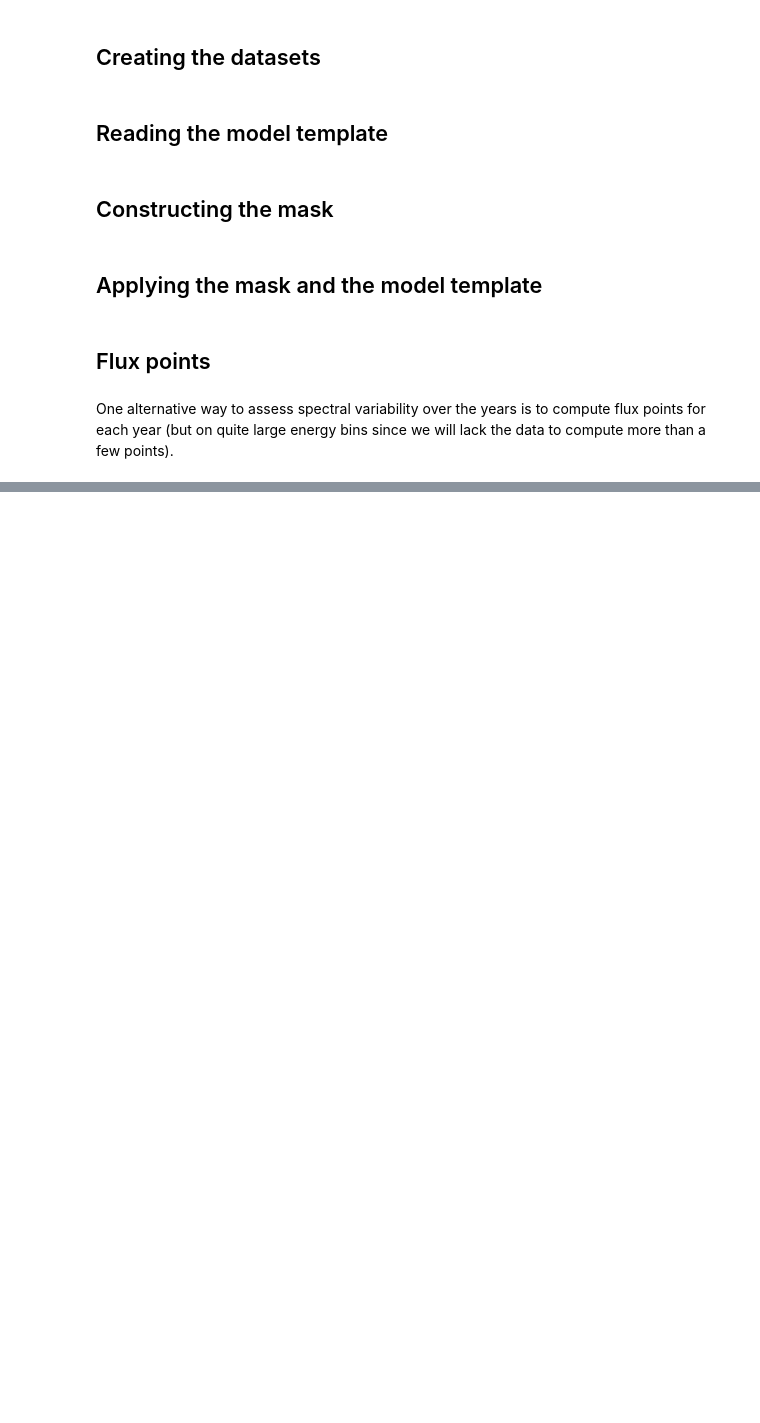
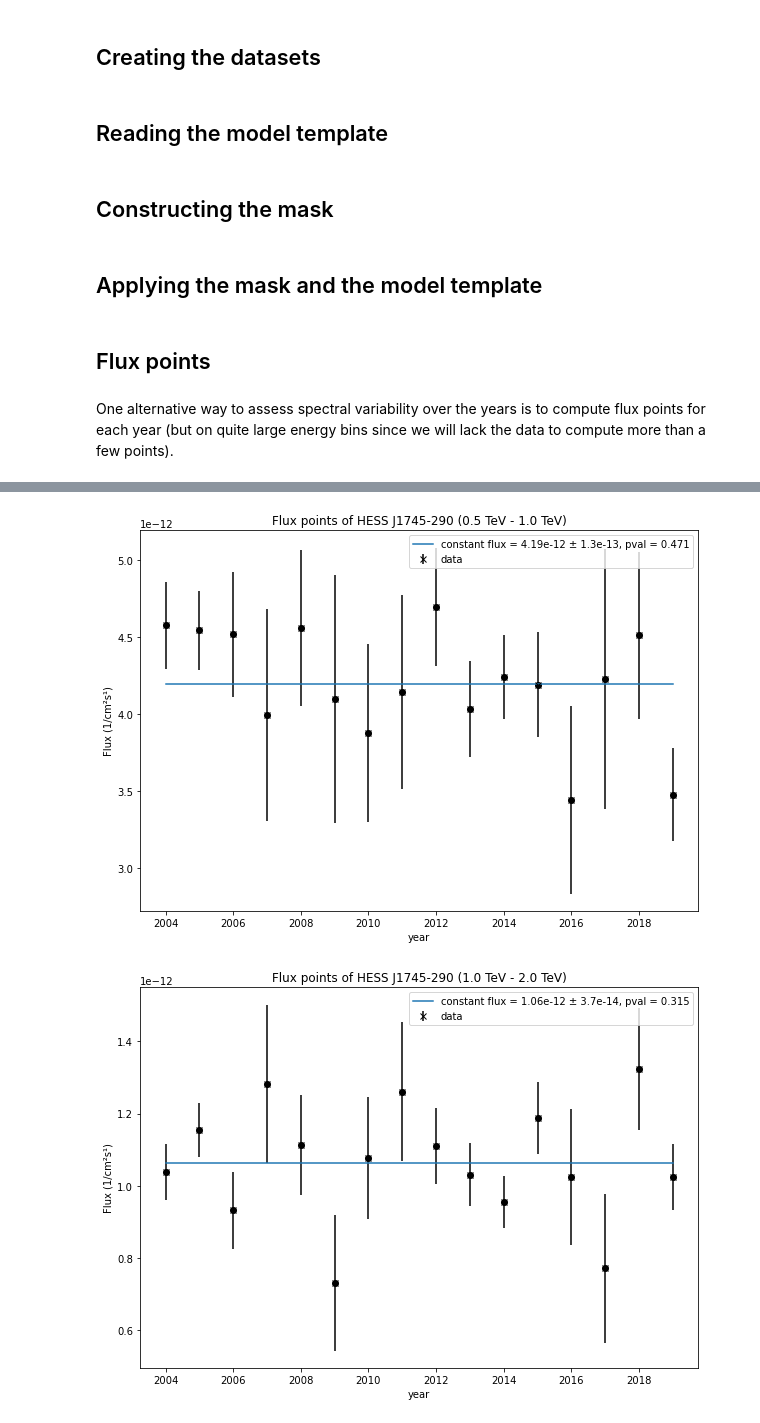
Before and after one commit to SamZouari/hess, a Jupyter notebook: notebooks0.18.2/hap-hd/Flux_points_light_curves_HAP-hd.ipynb, the cells around one changed output, grey strips where cells are left out. Cells and saved outputs as stored; diff of their text form; code cells hidden in the pictures; blank space fills up the shorter version.

```diff
--- a/notebooks0.18.2/hap-hd/Flux_points_light_curves_HAP-hd.ipynb
+++ b/notebooks0.18.2/hap-hd/Flux_points_light_curves_HAP-hd.ipynb
@@ -181,13 +218,22 @@ HDU 'MASK_FIT' not found
 # %%
-x = years
+#problem for 2009 and 2011
 
 for k in range(len(e_edges) - 1) :
     y = []
     y_uncs = []
+    years = [k for k in range(2004,2020)]
+
+
 
     for l,year in zip(range(len(years)),years):
-        y.append(flux_years[k][l]['dnde'])
-        y_uncs.append(flux_years[k][l]['dnde_err'])
+        if k!=3 or (k==3 and (year!=2009 and year!=2011)):
+            y.append(flux_years[k][l]['dnde'])
+            y_uncs.append(flux_years[k][l]['dnde_err'])
+
+    if k == 3:
+        years.remove(2009)
+        years.remove(2011)
+    x = years
 
 
     t_init = models.Const1D(1e-12)
@@ -200,15 +246,13 @@ for k in range(len(e_edges) - 1) :
 
     pv = pval(A1, A2, err_bars, len(A1)-1)
 
-
     error_const = np.sqrt(sum([a**2 for a in err_bars]))/len(A1)
-
 
     # Plot the data with the best-fit model
     plt.figure(figsize=(10,7))
     plt.plot(x, y, 'ko')
     plt.errorbar(x, y, yerr=y_uncs, fmt='kx', label="data")
-    plt.plot(x, t(x), label=f"constant flux = {A2:0.2e} ± {error_const:0.1e}, pval = {pv:0.2e}")
+    plt.plot(x, t(x), label=f"constant flux = {A2:0.2e} ± {error_const:0.1e}, pval = {pv:0.3f}")
 
     plt.xlabel('year')
     plt.ylabel('Flux (1/cm²s¹)')
@@ -218,3 +262,4 @@ for k in range(len(e_edges) - 1) :
     plt.title("Flux points of HESS J1745-290 ("+str(e_edges[k]) +" - "+ str(e_edges[k+1])+")")
     name = "GC_FP_bin"+str(k)+"_hd.pdf"
     plt.savefig(pathres/name)
+# %% [output]
@@ -220,0 +269,2 @@ for k in range(len(e_edges) - 1) :
+[figure, added]
+[figure, added]
```
Also changed, not shown: parts of 5 cells of this notebook, 1 other file.
